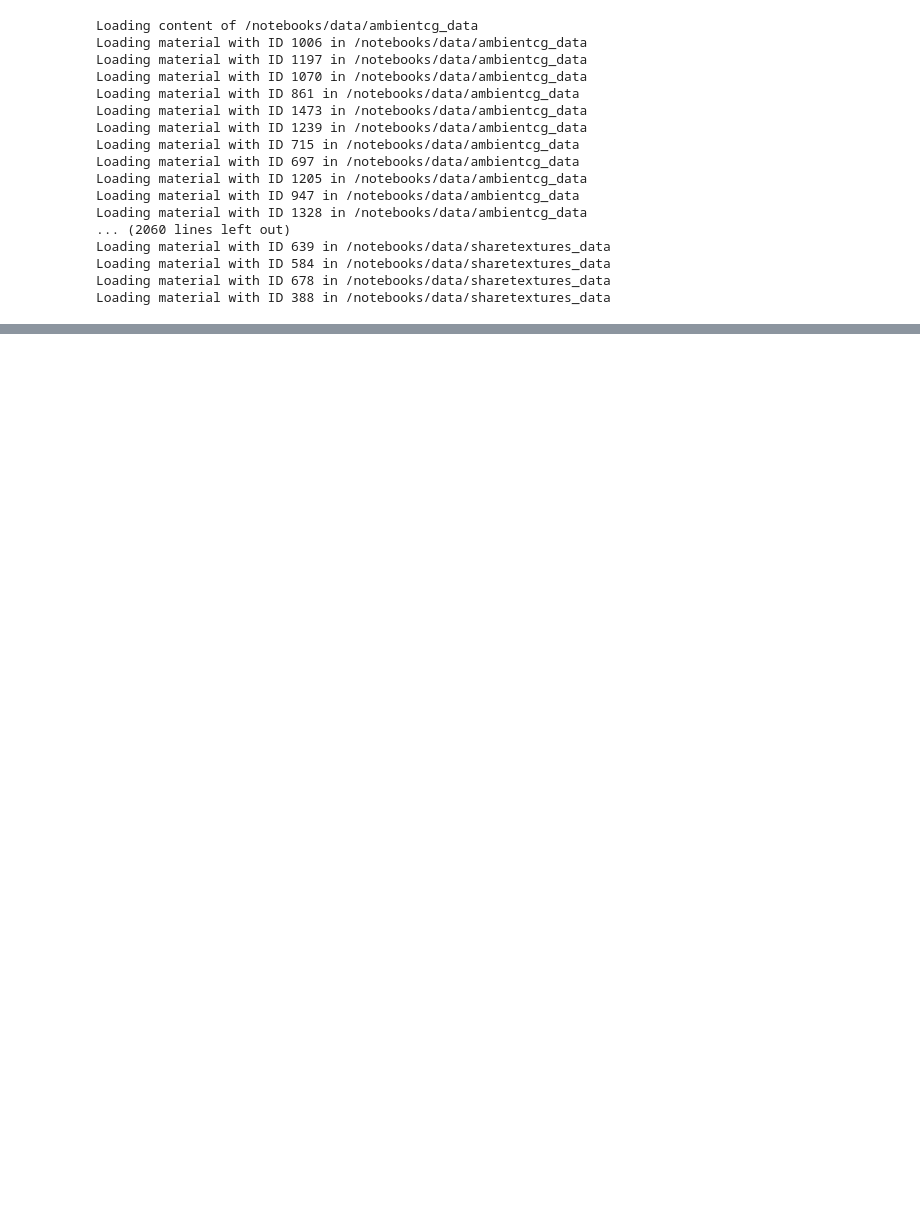
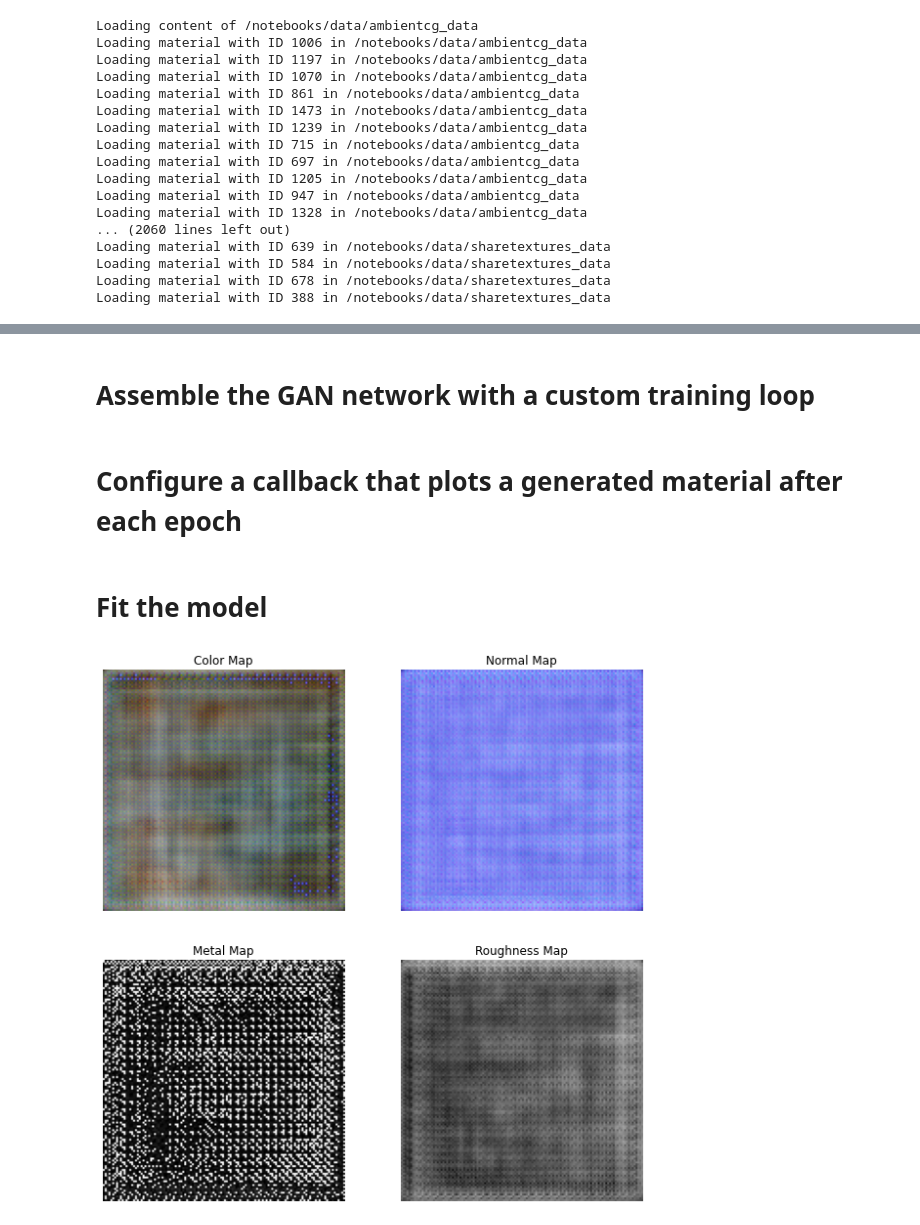
Before and after one commit to marius-se/duet-pbr-gan, a Jupyter notebook: DuetGAN.ipynb, the cells around one changed output, grey strips where cells are left out. Cells and saved outputs as stored; diff of their text form; code cells hidden in the pictures; blank space fills up the shorter version.

```diff
--- a/DuetGAN.ipynb
+++ b/DuetGAN.ipynb
@@ -168,14 +173,20 @@ discriminator = keras.Sequential(
         layers.Conv2D(64, kernel_size=4, strides=2, padding="same"),
         layers.BatchNormalization(),
         layers.LeakyReLU(alpha=0.2),
+        layers.Dropout(0.5),
         layers.Conv2D(128, kernel_size=4, strides=2, padding="same"),
         layers.BatchNormalization(),
         layers.LeakyReLU(alpha=0.2),
-        layers.Conv2D(128, kernel_size=4, strides=2, padding="same"),
+        layers.Dropout(0.5),
+        layers.Conv2D(256, kernel_size=4, strides=2, padding="same"),
         layers.BatchNormalization(),
         layers.LeakyReLU(alpha=0.2),
+        layers.Dropout(0.5),
+        layers.Conv2D(512, kernel_size=4, strides=2, padding="same"),
+        layers.BatchNormalization(),
+        layers.LeakyReLU(alpha=0.2),
+        layers.Dropout(0.5),
         layers.Flatten(),
-        layers.Dropout(0.3),
         layers.Dense(1, activation="sigmoid")
     ],
     name="discriminator"
@@ -205,24 +218,22 @@ latent_dim = 100
 generator = keras.Sequential(
     [
         keras.Input(shape=(latent_dim,)),
-        layers.Dense(4*4*1024),
-        layers.Reshape((4,4,1024)),
-        layers.Conv2DTranspose(512, kernel_size=4, strides=2, padding="same"),
+        layers.Dense(8*8*512),
+        layers.Reshape((8,8,512)),
+        layers.Conv2DTranspose(512, kernel_size=4, strides=2, padding="same", use_bias=False),
         layers.BatchNormalization(),
         layers.LeakyReLU(alpha=0.2),
-        layers.Conv2DTranspose(256, kernel_size=4, strides=2, padding="same"),
+        layers.Conv2DTranspose(256, kernel_size=4, strides=2, padding="same", use_bias=False),
         layers.BatchNormalization(),
         layers.LeakyReLU(alpha=0.2),
-        layers.Conv2DTranspose(128, kernel_size=4, strides=2, padding="same"),
+        layers.Conv2DTranspose(128, kernel_size=4, strides=2, padding="same", use_bias=False),
         layers.BatchNormalization(),
         layers.LeakyReLU(alpha=0.2),
-        # layers.Conv2D(get_number_of_channels(), kernel_size=5, padding="same", activation="sigmoid")
-        layers.Conv2DTranspose(get_number_of_channels(), kernel_size=5, strides=2, padding="same"),
-        layers.BatchNormalization(),
-        layers.LeakyReLU(alpha=0.2),
+        layers.Conv2DTranspose(get_number_of_channels(), kernel_size=5, strides=2, padding="same", use_bias=False, activation="tanh")
     ],
     name="generator"
 )
+assert generator.output_shape == (None,) + (target_size) + (get_number_of_channels(),)
 generator.summary()
 # %% [output]
 Model: "generator"
@@ -254,3 +267,5 @@ plot_sample(generated_image, 0)
+# %% [markdown]
+# Assemble the GAN network with a custom training loop
 # %%
 class GAN(keras.Model):
     def __init__(self, discriminator, generator, latent_dim):
@@ -271,6 +286,7 @@ class GAN(keras.Model):
     def metrics(self):
         return [self.d_loss_metric, self.g_loss_metric]
 
+    @tf.function
     def train_step(self, real_images):
         batch_size = tf.shape(real_images)[0]
         random_latent_vectors = tf.random.normal(shape=(batch_size, self.latent_dim))
@@ -300,6 +316,8 @@ class GAN(keras.Model):
             "d_loss": self.d_loss_metric.result(),
             "g_loss": self.g_loss_metric.result(),
         }
+# %% [markdown]
+# Configure a callback that plots a generated material after each epoch
 # %%
 class GANMonitor(keras.callbacks.Callback):
     def __init__(self, num_img=3, latent_dim=128):
@@ -309,24 +327,27 @@ class GANMonitor(keras.callbacks.Callback):
     def on_epoch_end(self, epoch, logs=None):
         random_latent_vectors = tf.random.normal(shape=(self.num_img, self.latent_dim))
         generated_images = self.model.generator(random_latent_vectors)
-        generated_images *= 255
-        generated_images *= 255
-        generated_images.numpy()
-        for i in range(self.num_img):
-            img = keras.utils.array_to_img(generated_images[i,:,:,:3])
-            img.save(f"generated_faces/generated_img_{epoch:03d}_{i}.png")
+        generated_images = generated_images.numpy()
+        clear_output(wait=True)
+        plot_sample(generated_images, 0)
+        # for i in range(self.num_img):
+        #     img = keras.utils.array_to_img(generated_images[i,:,:,:3])
+        #     img.save(f"generated_faces/generated_img_{epoch:03d}_{i}.png")
+# %% [markdown]
+# Fit the model
 # %%
 epochs = 1000
 
 callbacks = [
-    GANMonitor(num_img=3, latent_dim=latent_dim)
+    GANMonitor(num_img=2, latent_dim=latent_dim)
 ]
 
 gan = GAN(discriminator=discriminator, generator=generator, latent_dim=latent_dim)
 gan.compile(
     d_optimizer=keras.optimizers.Adam(learning_rate=0.0002, beta_1=0.5), # based on https://arxiv.org/abs/1511.06434
     g_optimizer=keras.optimizers.Adam(learning_rate=0.0002, beta_1=0.5),
     loss_fn=keras.losses.BinaryCrossentropy()
 )
 history = gan.fit(materials, epochs=epochs, batch_size=128, callbacks=callbacks)
 # %% [output]
+[figure, added]
```
Also changed, not shown: parts of 20 cells of this notebook.
